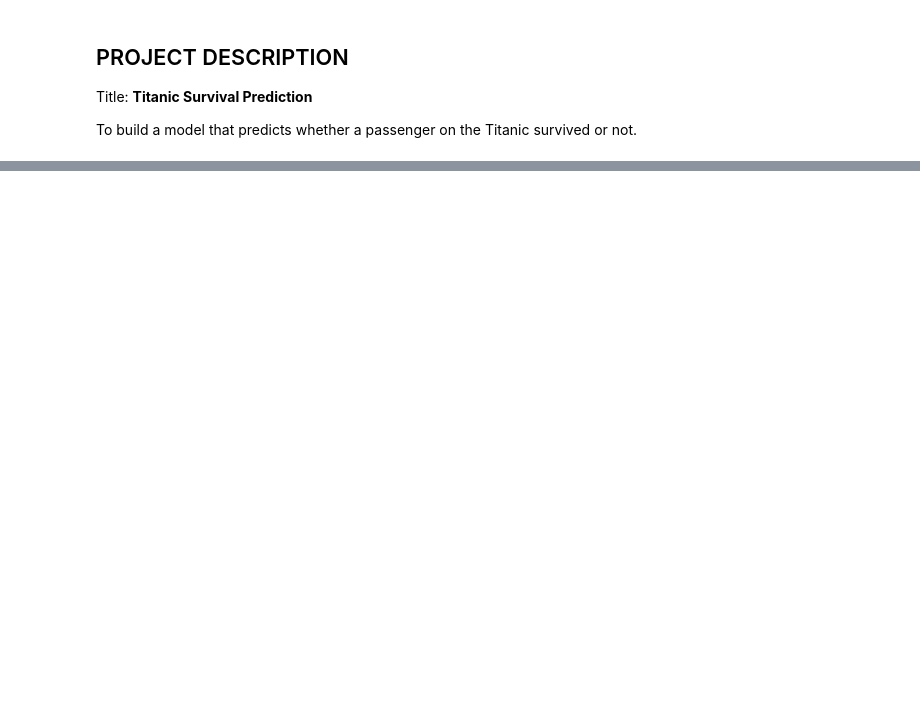
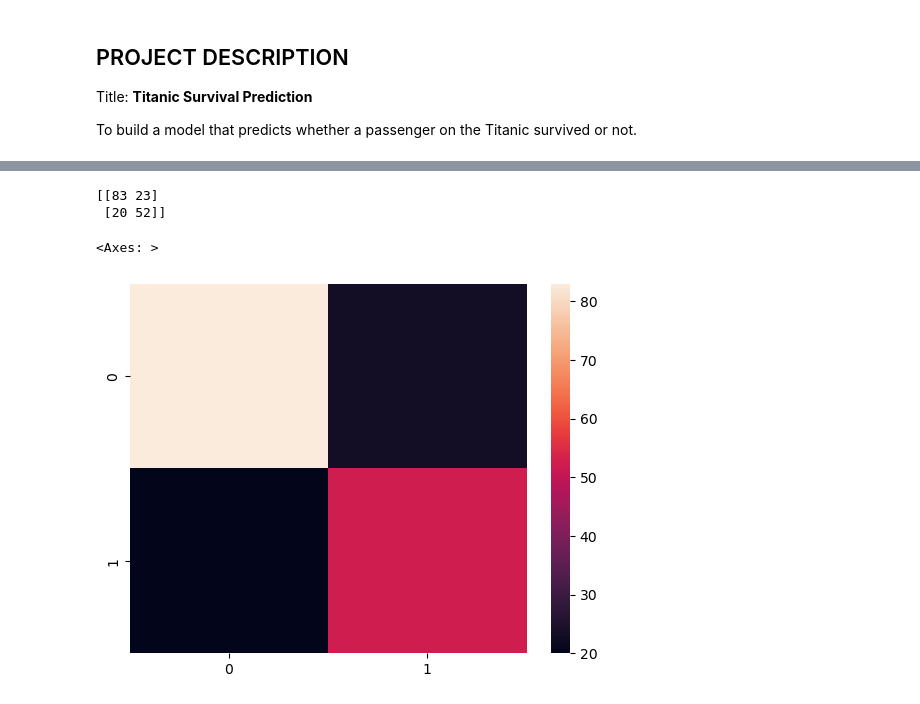
Before and after one commit to thesocialesther/CODSOFT, a Jupyter notebook: codsoft_task1.ipynb, the cells around one changed output, grey strips where cells are left out. Cells and saved outputs as stored; diff of their text form; code cells hidden in the pictures; blank space fills up the shorter version.

```diff
--- a/codsoft_task1.ipynb
+++ b/codsoft_task1.ipynb
@@ -76,0 +47,3 @@ data['Sex'].nunique()
+# %%
+model = RandomForestClassifier(n_estimators= 500, max_depth = 9, random_state= 42)
+model.fit(X_train, y_train)
@@ -76,0 +74,11 @@ data['Sex'].nunique()
+# %%
+#import the library
+from sklearn.tree import DecisionTreeClassifier
+#Instantiate the model
+model2 = DecisionTreeClassifier(criterion= 'entropy', splitter= 'best',max_features= 'log2', random_state= 42)
+#Fit the model
+model2.fit(X_train, y_train)
+#make predictions based on the model
+y_pred =model.predict(X_test)
+#print the accuracy score
+print(accuracy_score(y_pred, y_test))
@@ -76,0 +104,7 @@ data['Sex'].nunique()
+# %%
+from sklearn.linear_model import LinearRegression
+from sklearn.metrics import classification_report
+
+model3 = LinearRegression()
+model3.fit(X_train,y_train)
+y_pred = model3.predict(X_test)
@@ -76,0 +119,3 @@ data['Sex'].nunique()
+# %%
+#convert y_pred to integer
+y_pred = y_pred.round().astype(int)
@@ -76,0 +134,13 @@ data['Sex'].nunique()
+# %%
+from sklearn.metrics import confusion_matrix
+print(confusion_matrix(y_pred,y_test))
+# %% [output]
+[[83 23]
+ [20 52]]
+# %%
+import seaborn as sns
+confusion_matrix = confusion_matrix(y_pred,y_test)
+sns.heatmap(confusion_matrix)
+# %% [output]
+<Axes: >
+[figure, added]
```
Also changed, not shown: parts of 25 cells of this notebook.
